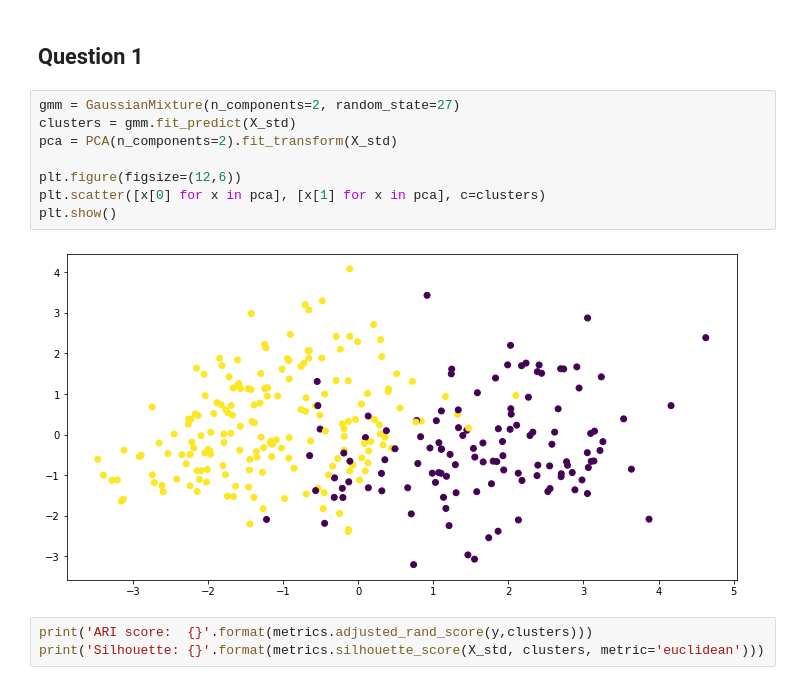
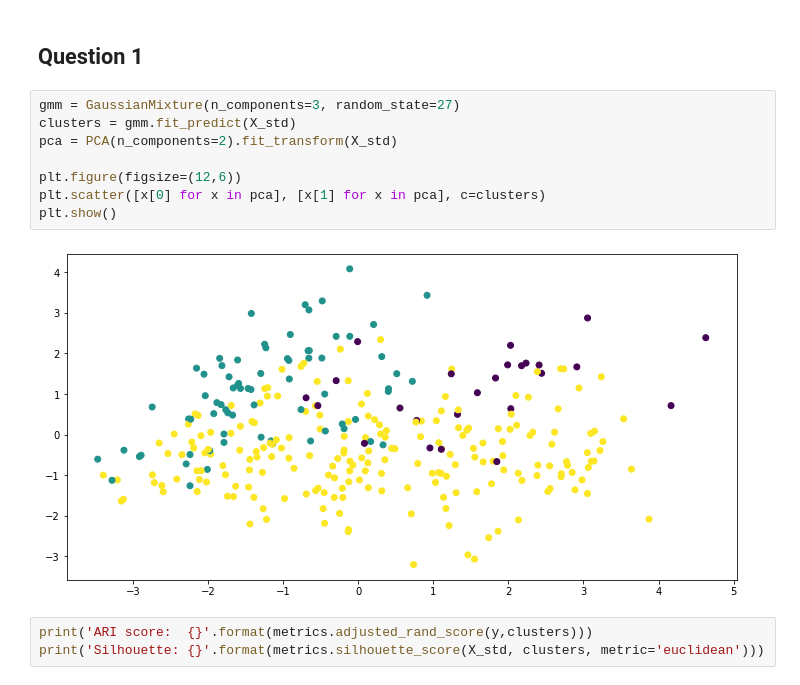
Before and after one commit to timcopelandoh/thinkful, a Jupyter notebook: Module 26 - Unsupervised Learning/26.6 - GMM Clustering.ipynb, the cells around one changed output. Saved outputs shown, nothing was run; the diff lists cells and outputs as text.

```diff
--- a/Module 26 - Unsupervised Learning/26.6 - GMM Clustering.ipynb
+++ b/Module 26 - Unsupervised Learning/26.6 - GMM Clustering.ipynb
@@ -44,15 +44,15 @@ X_std = scaler.fit_transform(X)
 # %% [markdown]
 ## Question 1
 # %%
-gmm = GaussianMixture(n_components=2, random_state=27)
+gmm = GaussianMixture(n_components=3, random_state=27)
 clusters = gmm.fit_predict(X_std)
 pca = PCA(n_components=2).fit_transform(X_std)
 
 plt.figure(figsize=(12,6))
 plt.scatter([x[0] for x in pca], [x[1] for x in pca], c=clusters)
 plt.show()
 # %% [output]
-[figure, old version]
+[figure, new version]
 # %%
 print('ARI score:  {}'.format(metrics.adjusted_rand_score(y,clusters)))
 print('Silhouette: {}'.format(metrics.silhouette_score(X_std, clusters, metric='euclidean')))
```
Also changed, not shown: 3 other files.
